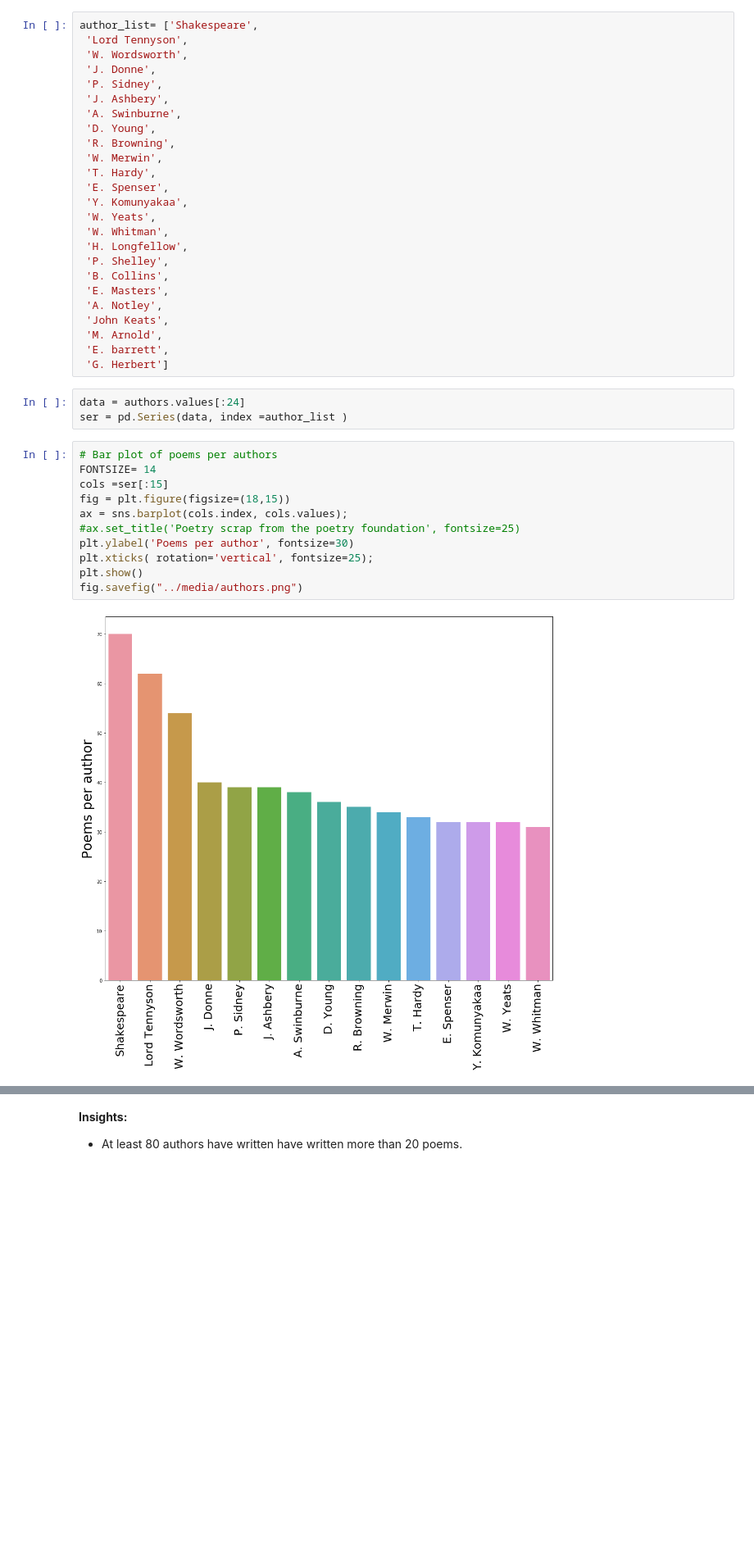
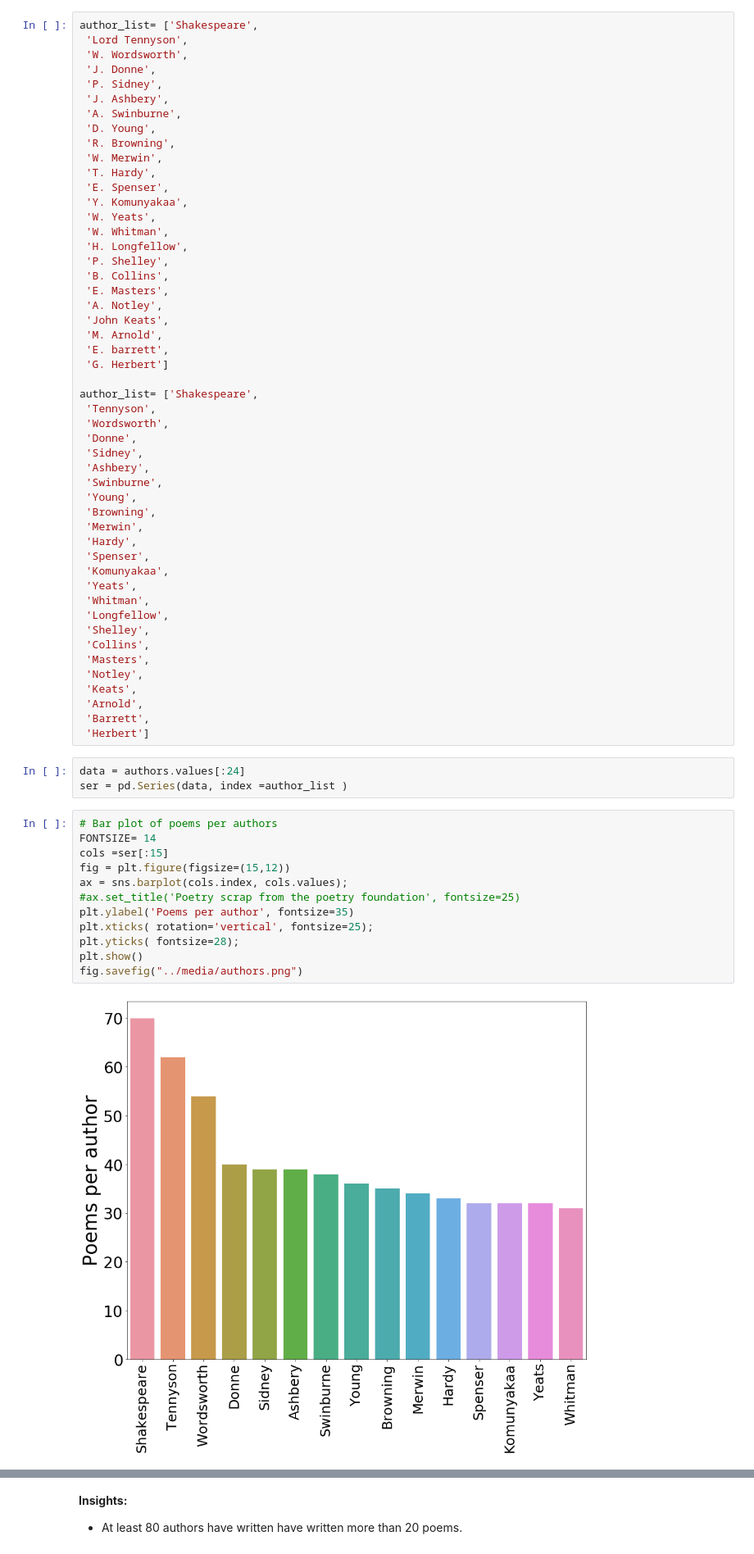
Before and after one commit to reneang17/authorencoder, a Jupyter notebook: wrangling_eda/eda.ipynb, the cells around one changed output, grey strips where cells are left out. Shown at 82% size. Cells and saved outputs as stored; diff of their text form; blank space fills up the shorter version.

```diff
--- a/wrangling_eda/eda.ipynb
+++ b/wrangling_eda/eda.ipynb
@@ -54,22 +54,48 @@ author_list= ['Shakespeare',
  'M. Arnold',
  'E. barrett',
  'G. Herbert']
+
+author_list= ['Shakespeare',
+ 'Tennyson',
+ 'Wordsworth',
+ 'Donne',
+ 'Sidney',
+ 'Ashbery',
+ 'Swinburne',
+ 'Young',
+ 'Browning',
+ 'Merwin',
+ 'Hardy',
+ 'Spenser',
+ 'Komunyakaa',
+ 'Yeats',
+ 'Whitman',
+ 'Longfellow',
+ 'Shelley',
+ 'Collins',
+ 'Masters',
+ 'Notley',
+ 'Keats',
+ 'Arnold',
+ 'Barrett',
+ 'Herbert']
 # %%
 data = authors.values[:24]
 ser = pd.Series(data, index =author_list )
 # %%
 # Bar plot of poems per authors
 FONTSIZE= 14
 cols =ser[:15]
-fig = plt.figure(figsize=(18,15))
+fig = plt.figure(figsize=(15,12))
 ax = sns.barplot(cols.index, cols.values);
 #ax.set_title('Poetry scrap from the poetry foundation', fontsize=25)
-plt.ylabel('Poems per author', fontsize=30)
+plt.ylabel('Poems per author', fontsize=35)
 plt.xticks( rotation='vertical', fontsize=25);
+plt.yticks( fontsize=28);
 plt.show()
 fig.savefig("../media/authors.png")
 # %% [output]
-[figure, old version]
+[figure, new version]
 # %%
 #histogram of number of poems per authors
 cols.hist(bins=45)
```
Also changed, not shown: parts of 3 cells of this notebook, 5 other files.
